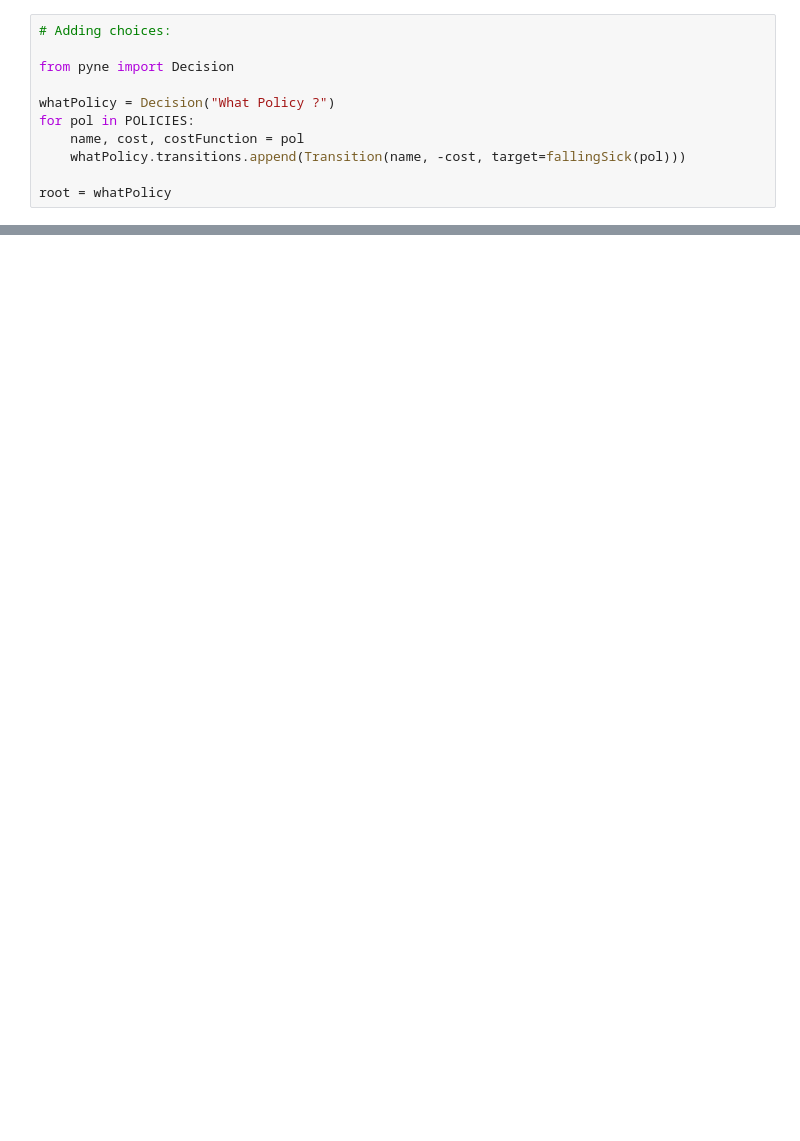
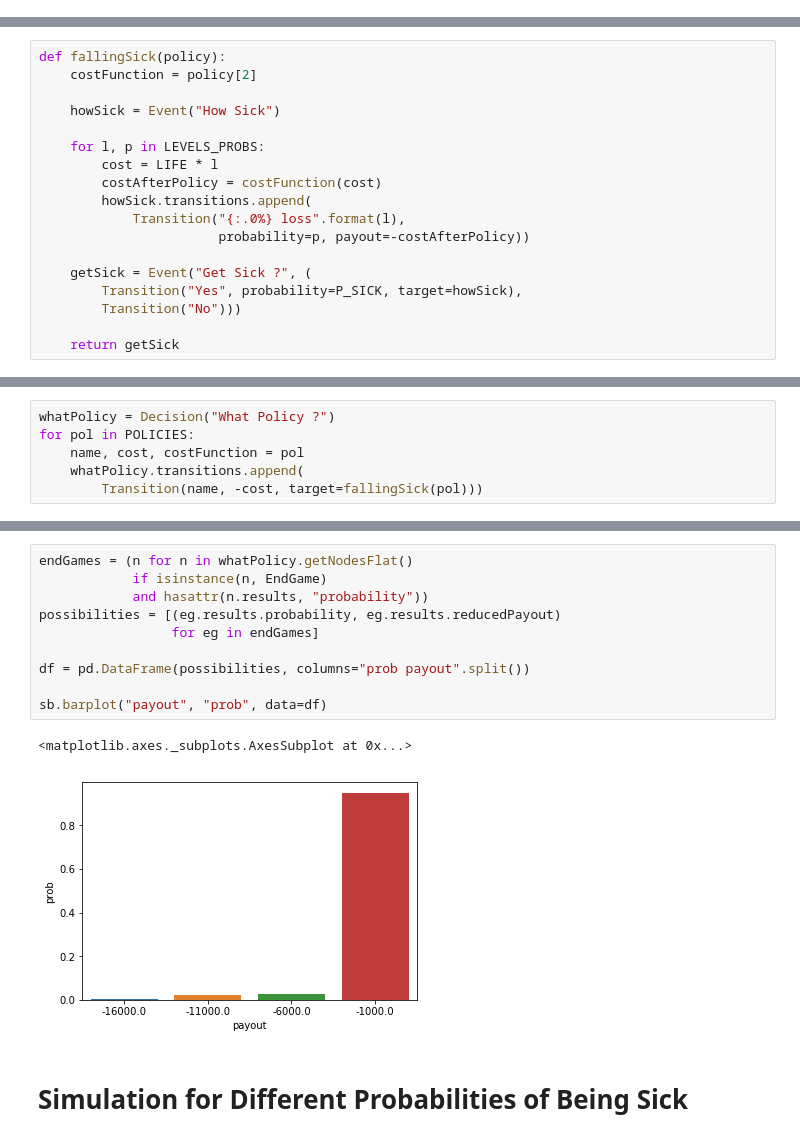
Before and after one commit to francoistrahan/pynes, a Jupyter notebook: pyne/Insurance Example.ipynb, the cells around one changed output, grey strips where cells are left out. Cells and saved outputs as stored; diff of their text form; blank space fills up the shorter version.

```diff
--- a/pyne/Insurance Example.ipynb
+++ b/pyne/Insurance Example.ipynb
@@ -82,11 +0,0 @@ def fallingSick(policy):
-# %%
-# Adding choices:
-
-from pyne import Decision
-
-whatPolicy = Decision("What Policy ?")
-for pol in POLICIES:
-    name, cost, costFunction = pol
-    whatPolicy.transitions.append(Transition(name, -cost, target=fallingSick(pol)))
-
-root = whatPolicy
@@ -214,0 +105,18 @@ ax.yaxis.set_major_formatter(FuncFormatter("{:,.0f}".format))
+# %%
+def fallingSick(policy):
+    costFunction = policy[2]
+
+    howSick = Event("How Sick")
+
+    for l, p in LEVELS_PROBS:
+        cost = LIFE * l
+        costAfterPolicy = costFunction(cost)
+        howSick.transitions.append(
+            Transition("{:.0%} loss".format(l),
+                       probability=p, payout=-costAfterPolicy))
+
+    getSick = Event("Get Sick ?", (
+        Transition("Yes", probability=P_SICK, target=howSick),
+        Transition("No")))
+
+    return getSick
@@ -214,0 +127,6 @@ ax.yaxis.set_major_formatter(FuncFormatter("{:,.0f}".format))
+# %%
+whatPolicy = Decision("What Policy ?")
+for pol in POLICIES:
+    name, cost, costFunction = pol
+    whatPolicy.transitions.append(
+        Transition(name, -cost, target=fallingSick(pol)))
@@ -214,0 +185,15 @@ ax.yaxis.set_major_formatter(FuncFormatter("{:,.0f}".format))
+# %%
+endGames = (n for n in whatPolicy.getNodesFlat()
+            if isinstance(n, EndGame)
+            and hasattr(n.results, "probability"))
+possibilities = [(eg.results.probability, eg.results.reducedPayout)
+                 for eg in endGames]
+
+df = pd.DataFrame(possibilities, columns="prob payout".split())
+
+sb.barplot("payout", "prob", data=df)
+# %% [output]
+<matplotlib.axes._subplots.AxesSubplot at 0x...>
+[figure, added]
+# %% [markdown]
+# Simulation for Different Probabilities of Being Sick
```
Also changed, not shown: parts of 48 cells of this notebook.
